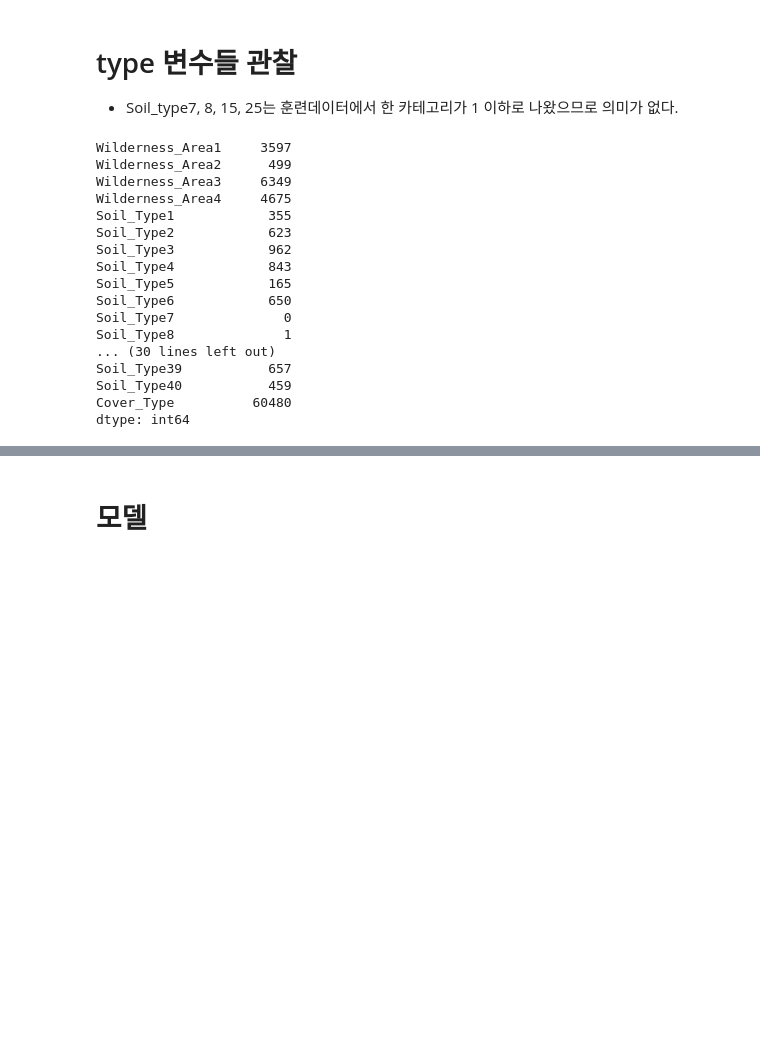
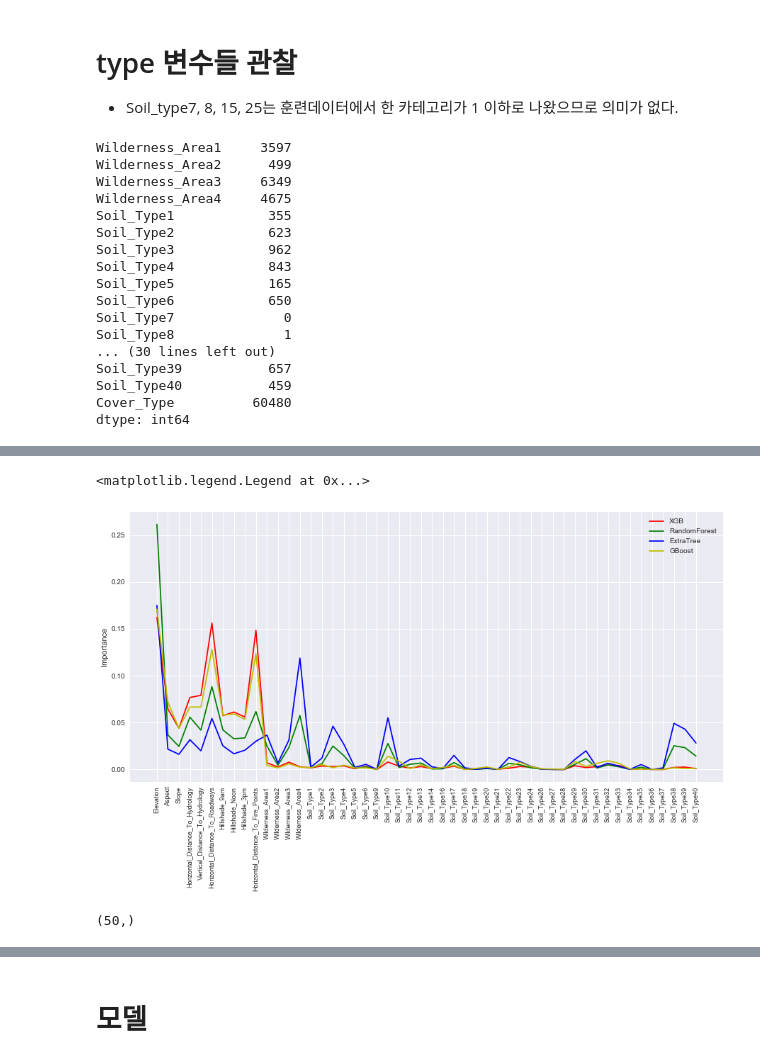
Before and after one commit to kjw1oo/Kaggle_project, a Jupyter notebook: Tree_Cover_type.ipynb, the cells around one changed output, grey strips where cells are left out. Drawn from its saved outputs; the diff is of its cells as text; code cells hidden in the pictures; blank space fills up the shorter version.

Commit message:
modify Tree_cover_type

```diff
--- a/Tree_Cover_type.ipynb
+++ b/Tree_Cover_type.ipynb
@@ -125,0 +161,25 @@ print(test.shape)
+# %%
+#XGB
+xgb =  XGBClassifier(n_estimators=400, max_depth=7, min_child_weight=4, objective='multi:softmax', nthread = -1)
+# RandomForest
+rf = RandomForestClassifier(n_estimators=300, max_depth=15, min_samples_leaf=2, random_state=42, n_jobs=-1)
+# extra
+extra = ExtraTreesClassifier(n_estimators=300, max_depth=15, min_samples_leaf=2, random_state=42, n_jobs=-1)
+# GradientBoost
+gboost = GradientBoostingClassifier(n_estimators=400, max_depth=7)
+
+score = cv_score(xgb)
+print(score)
+print('xgb : {:.4f}({:.4f})'.format(score.mean(), score.std()))
+
+score = cv_score(rf)
+print('\n',score)
+print('rf : {:.4f}({:.4f})'.format(score.mean(), score.std()))
+
+score = cv_score(extra)
+print('\n',score)
+print('Extra : {:.4f}({:.4f})'.format(score.mean(), score.std()))
+
+score = cv_score(gboost)
+print('\n',score)
+print('GBoost : {:.4f}({:.4f})'.format(score.mean(), score.std()))
@@ -125,0 +198,24 @@ print(test.shape)
+# %%
+xgb.fit(train_data, train_target)
+rf.fit(train_data, train_target)
+extra.fit(train_data, train_target)
+gboost.fit(train_data, train_target)
+model_names = ['XGB', 'RandomForest', 'ExtraTree', 'GBoost']
+importances = [xgb.feature_importances_, rf.feature_importances_, extra.feature_importances_, gboost.feature_importances_]
+# %%
+plt.figure(figsize = (15, 7))
+
+for color, importance in zip(['r','g','b', 'y'], importances):
+    plt.plot(range(50), importance, c= color)
+    ax = plt.gca()
+    ax.set_xticks(range(50))
+    ax.set_xticklabels(train_data.columns, fontdict={'fontsize': 9, 'rotation': 'vertical'})
+    plt.ylabel('Importance')
+plt.legend(model_names, loc='best')
+# %% [output]
+<matplotlib.legend.Legend at 0x...>
+[figure, added]
+# %%
+np.array(importances).sum(axis = 0)
+# %% [output]
+(50,)
```
Also changed, not shown: parts of 23 cells of this notebook.
